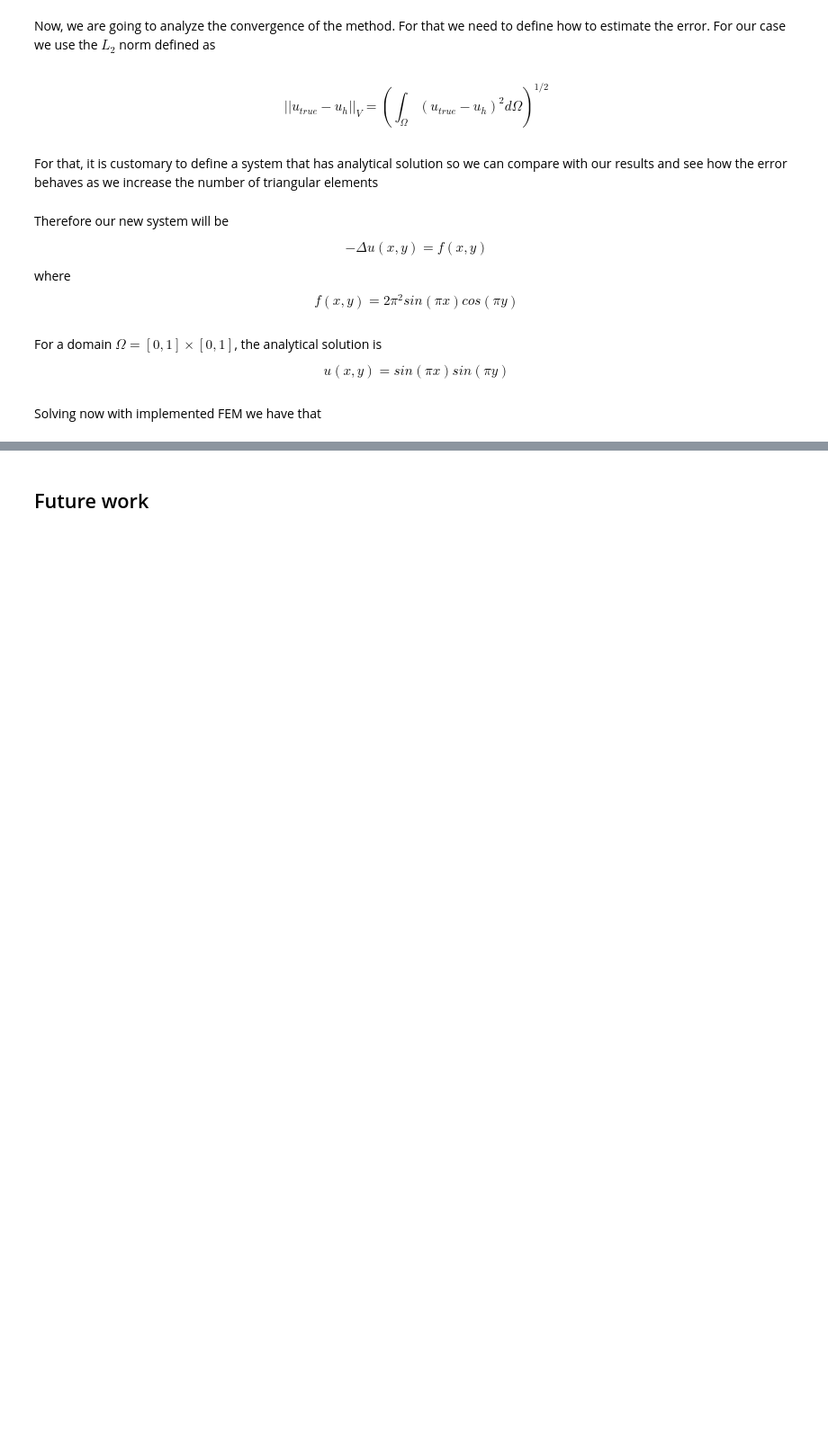
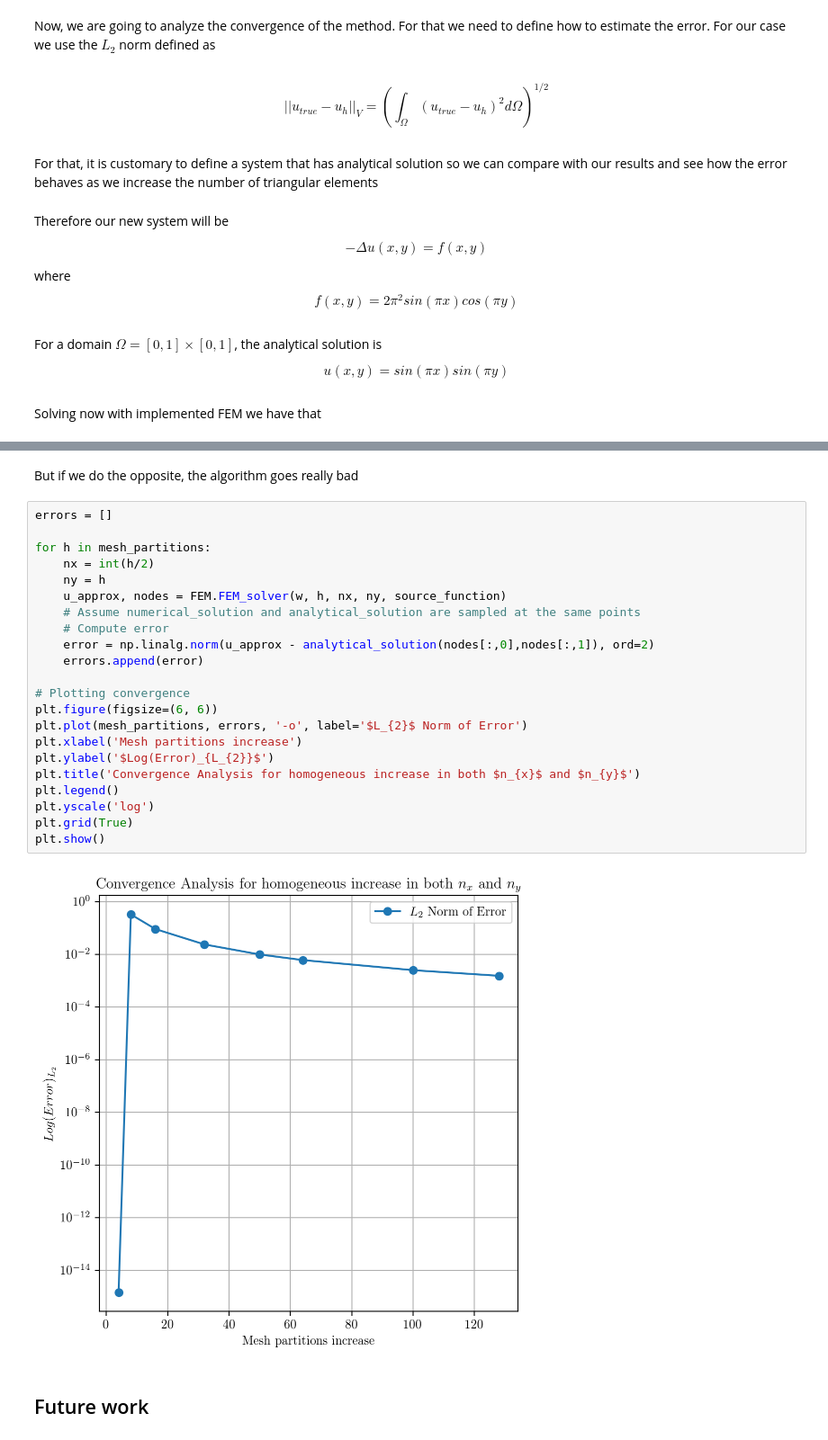
Before and after one commit to vats1703/Finite-Element-Methods, a Jupyter notebook: Implementation.ipynb, the cells around one changed output, grey strips where cells are left out. Shown at 90% size. Cells and saved outputs as stored; diff of their text form; blank space fills up the shorter version.

```diff
--- a/Implementation.ipynb
+++ b/Implementation.ipynb
@@ -454,3 +426,29 @@ visualize_fem_results(mesh_sizes, solutions, errors)
+# %% [markdown]
+But if we do the opposite, the algorithm goes really bad
+# %%
+errors = []
+
+for h in mesh_partitions:
+    nx = int(h/2)
+    ny = h
+    u_approx, nodes = FEM.FEM_solver(w, h, nx, ny, source_function)
+    # Assume numerical_solution and analytical_solution are sampled at the same points
+    # Compute error
+    error = np.linalg.norm(u_approx - analytical_solution(nodes[:,0],nodes[:,1]), ord=2)
+    errors.append(error)
+
+# Plotting convergence
+plt.figure(figsize=(6, 6))
+plt.plot(mesh_partitions, errors, '-o', label='$L_{2}$ Norm of Error')
+plt.xlabel('Mesh partitions increase')
+plt.ylabel('$Log(Error)_{L_{2}}$')
+plt.title('Convergence Analysis for homogeneous increase in both $n_{x}$ and $n_{y}$')
+plt.legend()
+plt.yscale('log')
+plt.grid(True)
+plt.show()
+# %% [output]
+[figure, added]
 # %% [markdown]
 ## Future work
 # %% [markdown]
```
Also changed, not shown: parts of 7 cells of this notebook.
